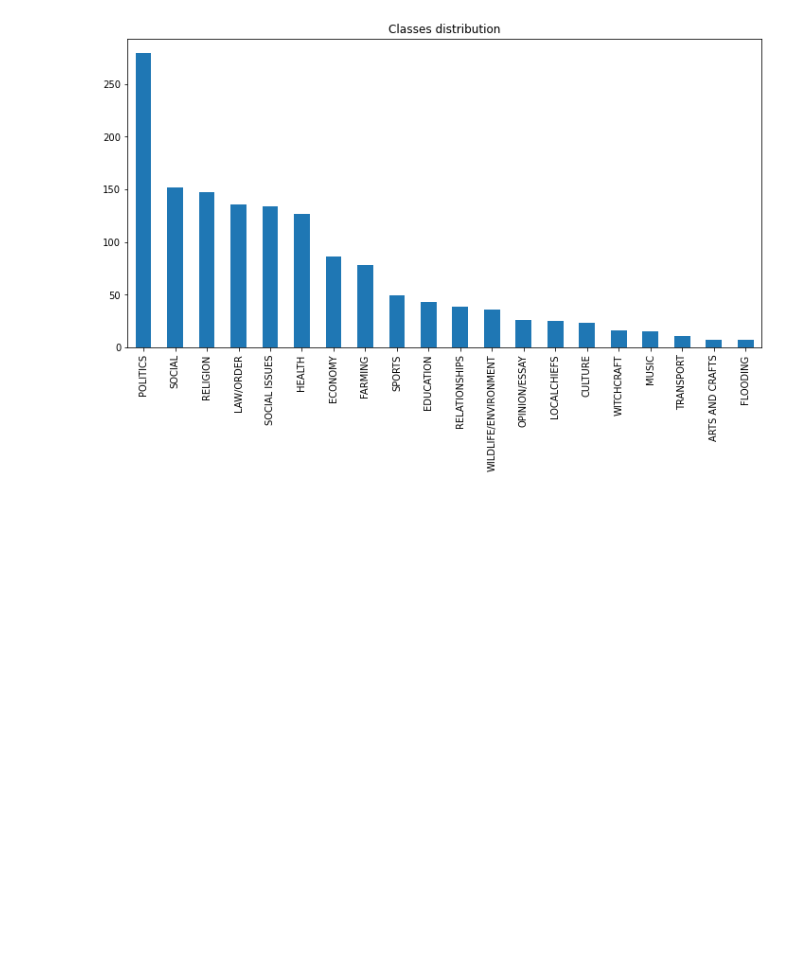
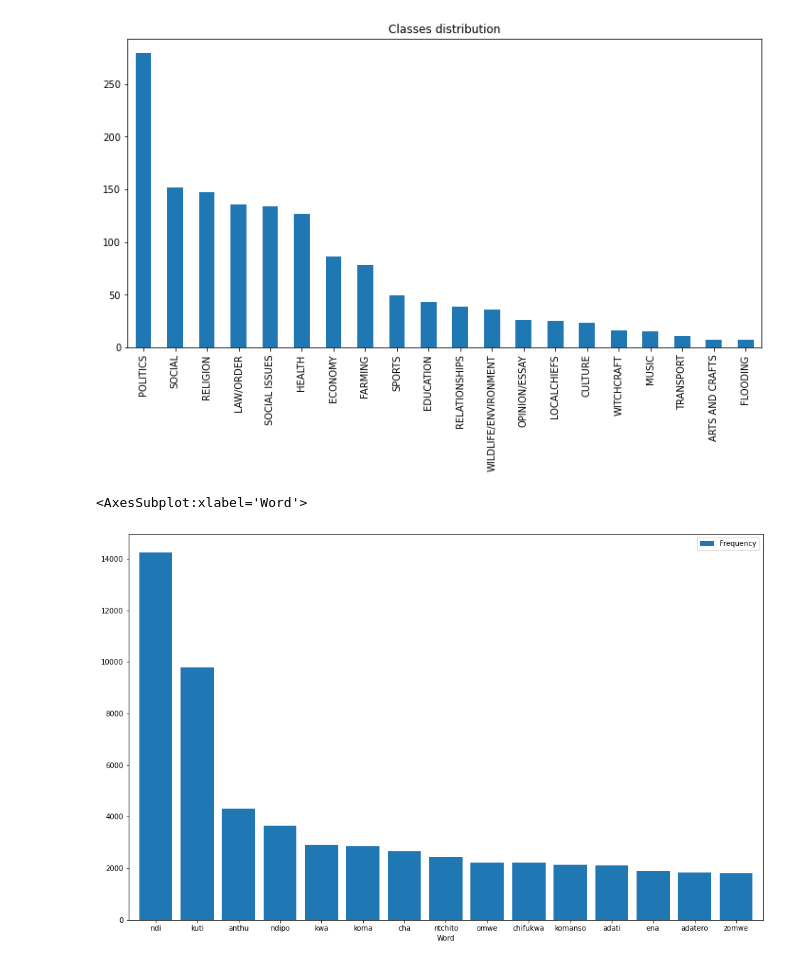
Before and after one commit to nicholaszotalis/505Project, a Jupyter notebook: logistic_regression_model.ipynb, the cells around one changed output. Cells and saved outputs as stored; diff of their text form; code cells hidden in the pictures; blank space fills up the shorter version.

```diff
--- a/logistic_regression_model.ipynb
+++ b/logistic_regression_model.ipynb
@@ -71,0 +66,8 @@ def preprocess_text(doc):
+# %%
+rslt = pd.DataFrame(Counter(" ".join(training_set["clean_text"]).split()).most_common(15),
+                    columns=['Word', 'Frequency']).set_index('Word')
+
+rslt.plot.bar(rot=0, figsize=(16,10), width=0.8)
+# %% [output]
+<AxesSubplot:xlabel='Word'>
+[figure, added]
```
Also changed, not shown: parts of 30 cells of this notebook.
